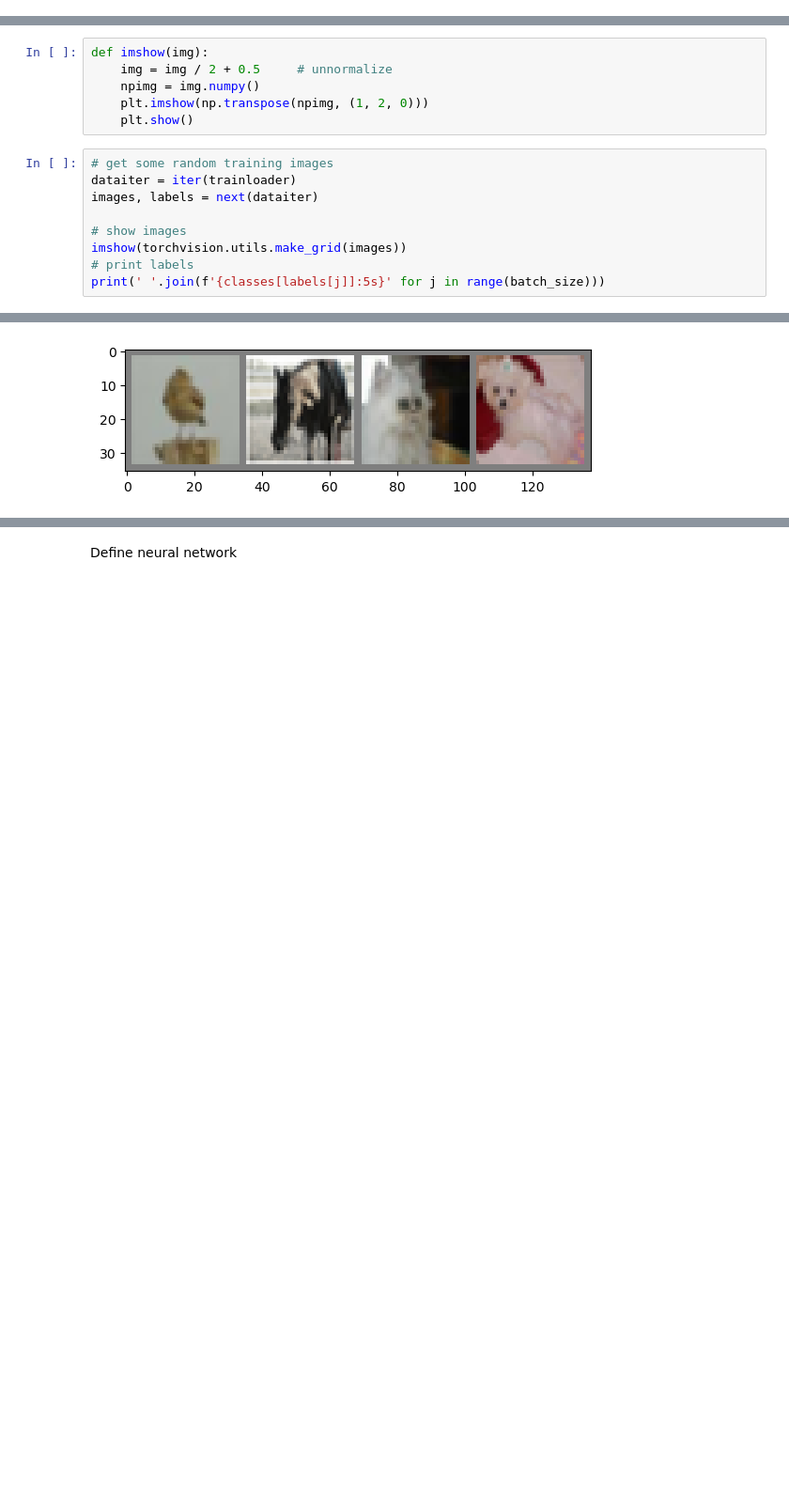
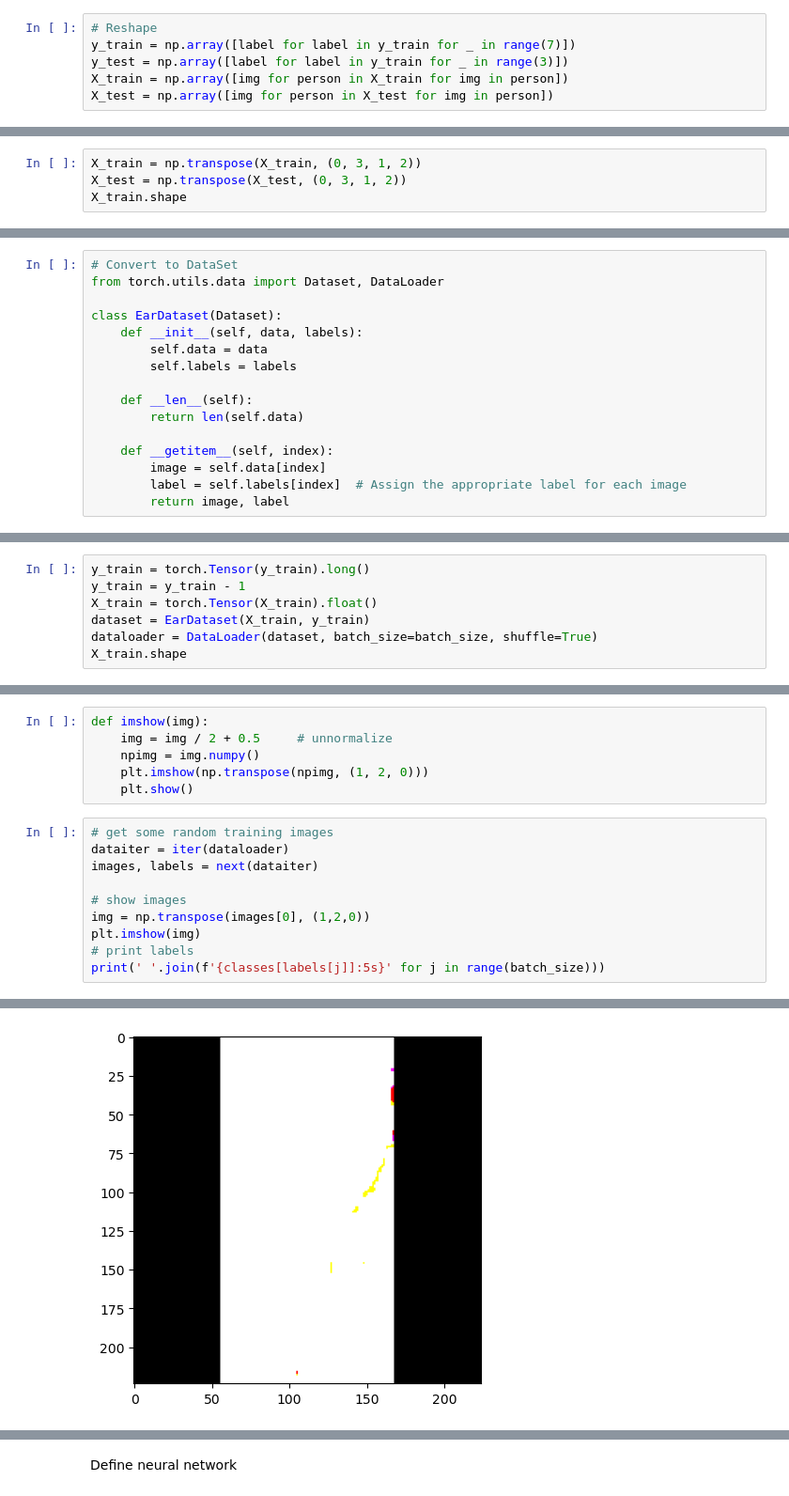
Before and after one commit to strojanski/diploma, a Jupyter notebook: v0/timing.ipynb, the cells around one changed output, grey strips where cells are left out. Shown: that part at 94% size. Saved outputs shown, nothing was run; the diff lists cells and outputs as text; blank space fills up the shorter version.

```diff
--- a/v0/timing.ipynb
+++ b/v0/timing.ipynb
@@ -117,0 +119,6 @@ for person, imgs in ear_imgs.items():
+# %%
+# Reshape
+y_train = np.array([label for label in y_train for _ in range(7)])
+y_test = np.array([label for label in y_train for _ in range(3)])
+X_train = np.array([img for person in X_train for img in person])
+X_test = np.array([img for person in X_test for img in person])
@@ -117,0 +129,4 @@ for person, imgs in ear_imgs.items():
+# %%
+X_train = np.transpose(X_train, (0, 3, 1, 2))
+X_test = np.transpose(X_test, (0, 3, 1, 2))
+X_train.shape
@@ -118,3 +135,19 @@ for person, imgs in ear_imgs.items():
+# %%
+# Convert to DataSet
+from torch.utils.data import Dataset, DataLoader
+
+class EarDataset(Dataset):
+    def __init__(self, data, labels):
+        self.data = data
+        self.labels = labels
+
+    def __len__(self):
+        return len(self.data)
+
+    def __getitem__(self, index):
+        image = self.data[index]
+        label = self.labels[index]  # Assign the appropriate label for each image
+        return image, label
 # %%
 with open("data/train_dataset", "w") as fp:
     fp.write(str(X_train))
@@ -138,0 +183,7 @@ optimizer = optim.Adam(model.parameters(), lr=lr)
+# %%
+y_train = torch.Tensor(y_train).long()
+y_train = y_train - 1
+X_train = torch.Tensor(X_train).float()
+dataset = EarDataset(X_train, y_train)
+dataloader = DataLoader(dataset, batch_size=batch_size, shuffle=True)
+X_train.shape
@@ -157,11 +269,12 @@ def imshow(img):
     plt.show()
 # %%
 # get some random training images
-dataiter = iter(trainloader)
+dataiter = iter(dataloader)
 images, labels = next(dataiter)
 
 # show images
-imshow(torchvision.utils.make_grid(images))
+img = np.transpose(images[0], (1,2,0))
+plt.imshow(img)
 # print labels
 print(' '.join(f'{classes[labels[j]]:5s}' for j in range(batch_size)))
 # %% [output]
@@ -168 +283 @@ print(' '.join(f'{classes[labels[j]]:5s}' for j in range(batch_size)))
-[figure, old version]
+[figure, new version]
```
Also changed, not shown: parts of 18 cells of this notebook, 7 other files.
